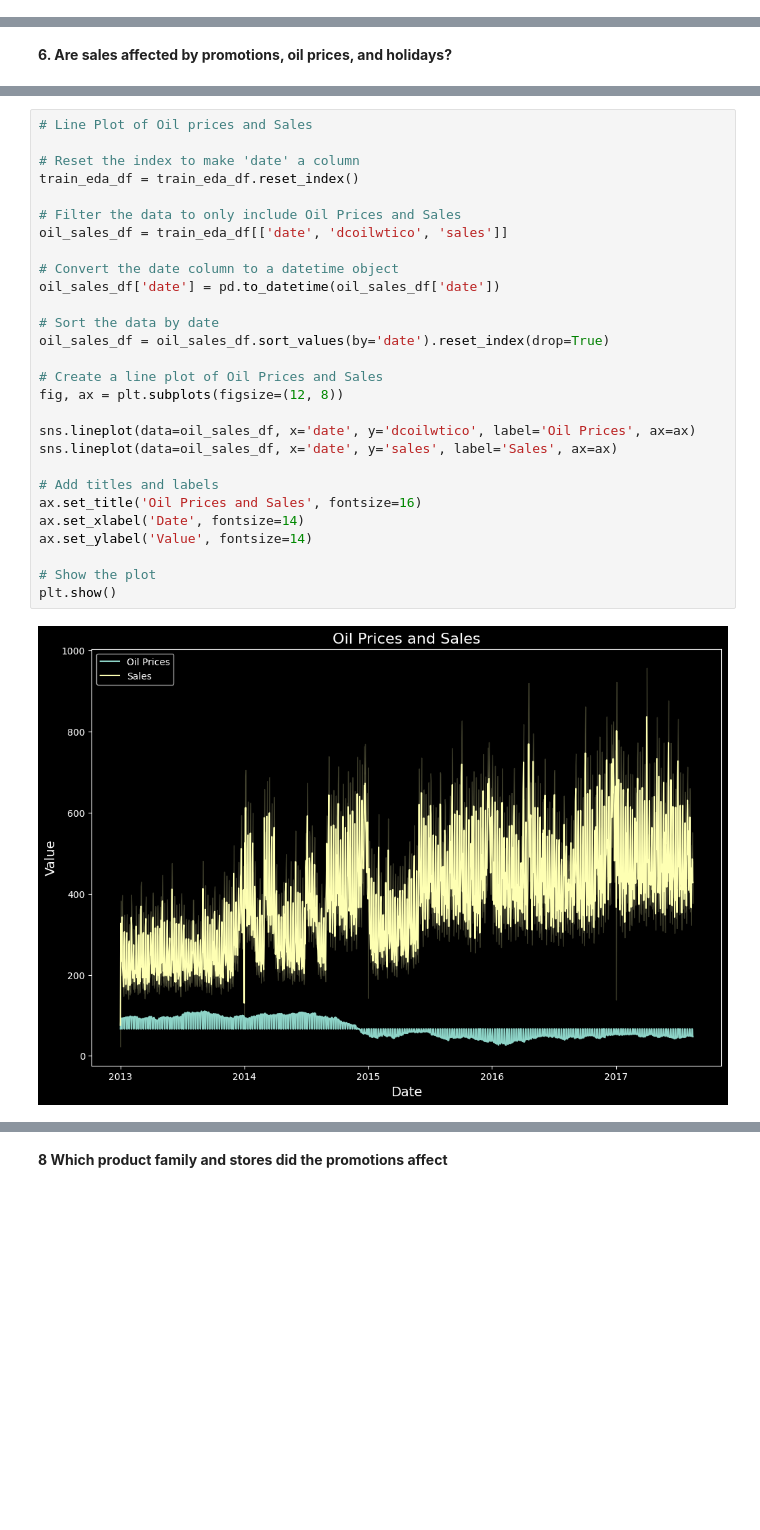
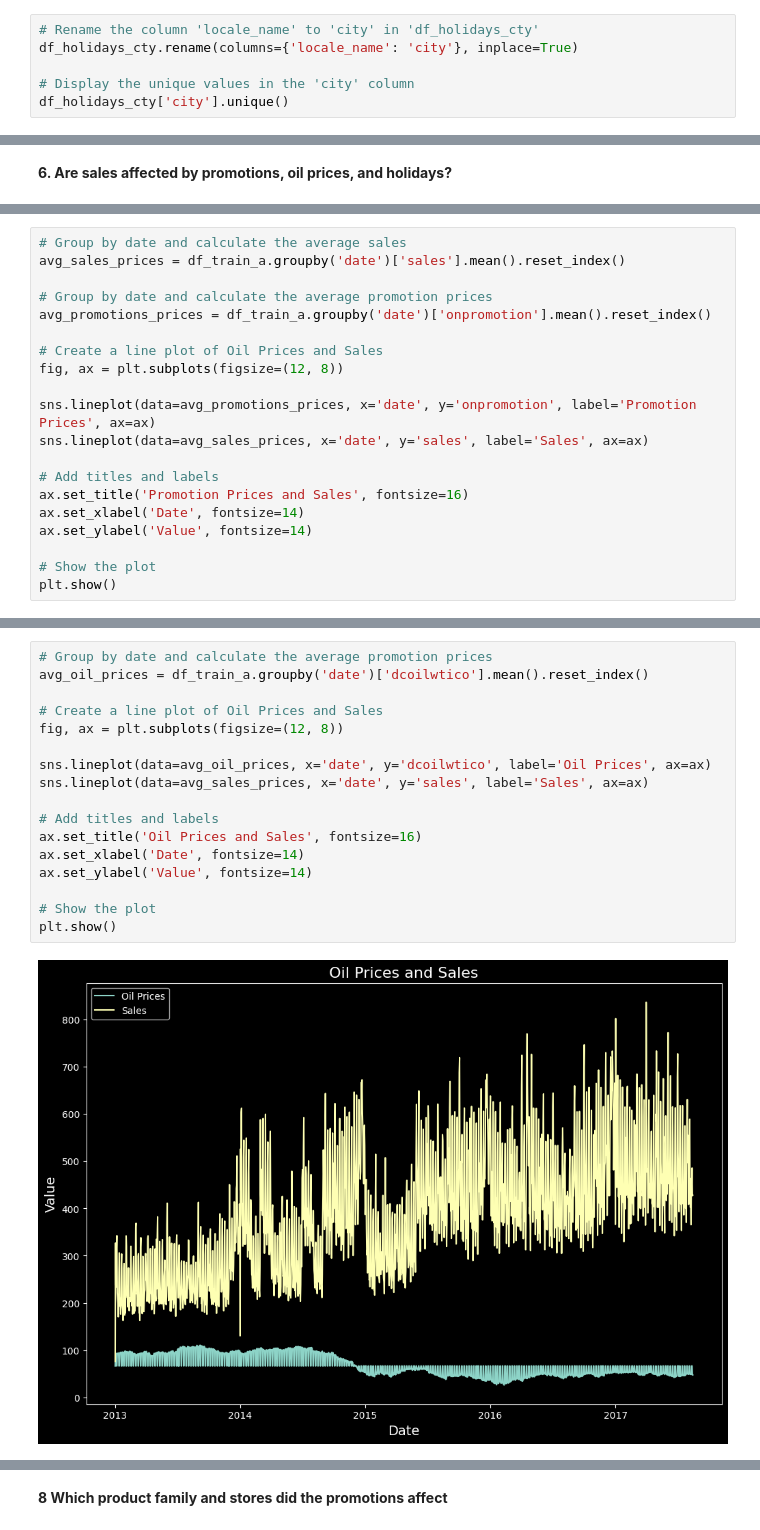
Before and after one commit to worlakuma/Time_Series_Analysis, a Jupyter notebook: Notebook/TS_Forecasting_Project.ipynb, the cells around one changed output, grey strips where cells are left out. Saved outputs shown, nothing was run; the diff lists cells and outputs as text; blank space fills up the shorter version.

```diff
--- a/Notebook/TS_Forecasting_Project.ipynb
+++ b/Notebook/TS_Forecasting_Project.ipynb
@@ -1637,0 +1066,6 @@ plt.show()
+# %%
+# Rename the column 'locale_name' to 'city' in 'df_holidays_cty'
+df_holidays_cty.rename(columns={'locale_name': 'city'}, inplace=True)
+
+# Display the unique values in the 'city' column
+df_holidays_cty['city'].unique()
@@ -2099 +2336,21 @@ Correlation between Sales and Holidays: 0.0026425458868609584
 [figure]
+# %%
+# Group by date and calculate the average sales
+avg_sales_prices = df_train_a.groupby('date')['sales'].mean().reset_index()
+
+# Group by date and calculate the average promotion prices
+avg_promotions_prices = df_train_a.groupby('date')['onpromotion'].mean().reset_index()
+
+# Create a line plot of Oil Prices and Sales
+fig, ax = plt.subplots(figsize=(12, 8))
+
+sns.lineplot(data=avg_promotions_prices, x='date', y='onpromotion', label='Promotion Prices', ax=ax)
+sns.lineplot(data=avg_sales_prices, x='date', y='sales', label='Sales', ax=ax)
+
+# Add titles and labels
+ax.set_title('Promotion Prices and Sales', fontsize=16)
+ax.set_xlabel('Date', fontsize=14)
+ax.set_ylabel('Value', fontsize=14)
+
+# Show the plot
+plt.show()
@@ -2100,30 +2359,19 @@ Correlation between Sales and Holidays: 0.0026425458868609584
 # %%
-# Line Plot of Oil prices and Sales
-
-# Reset the index to make 'date' a column
-train_eda_df = train_eda_df.reset_index()
-
-# Filter the data to only include Oil Prices and Sales
-oil_sales_df = train_eda_df[['date', 'dcoilwtico', 'sales']]
-
-# Convert the date column to a datetime object
-oil_sales_df['date'] = pd.to_datetime(oil_sales_df['date'])
-
-# Sort the data by date
-oil_sales_df = oil_sales_df.sort_values(by='date').reset_index(drop=True)
+# Group by date and calculate the average promotion prices
+avg_oil_prices = df_train_a.groupby('date')['dcoilwtico'].mean().reset_index()
 
 # Create a line plot of Oil Prices and Sales
 fig, ax = plt.subplots(figsize=(12, 8))
 
-sns.lineplot(data=oil_sales_df, x='date', y='dcoilwtico', label='Oil Prices', ax=ax)
-sns.lineplot(data=oil_sales_df, x='date', y='sales', label='Sales', ax=ax)
+sns.lineplot(data=avg_oil_prices, x='date', y='dcoilwtico', label='Oil Prices', ax=ax)
+sns.lineplot(data=avg_sales_prices, x='date', y='sales', label='Sales', ax=ax)
 
 # Add titles and labels
 ax.set_title('Oil Prices and Sales', fontsize=16)
 ax.set_xlabel('Date', fontsize=14)
 ax.set_ylabel('Value', fontsize=14)
 
 # Show the plot
 plt.show()
 # %% [output]
-[figure, old version]
+[figure, new version]
```
Also changed, not shown: parts of 272 cells of this notebook, 1 other file.
